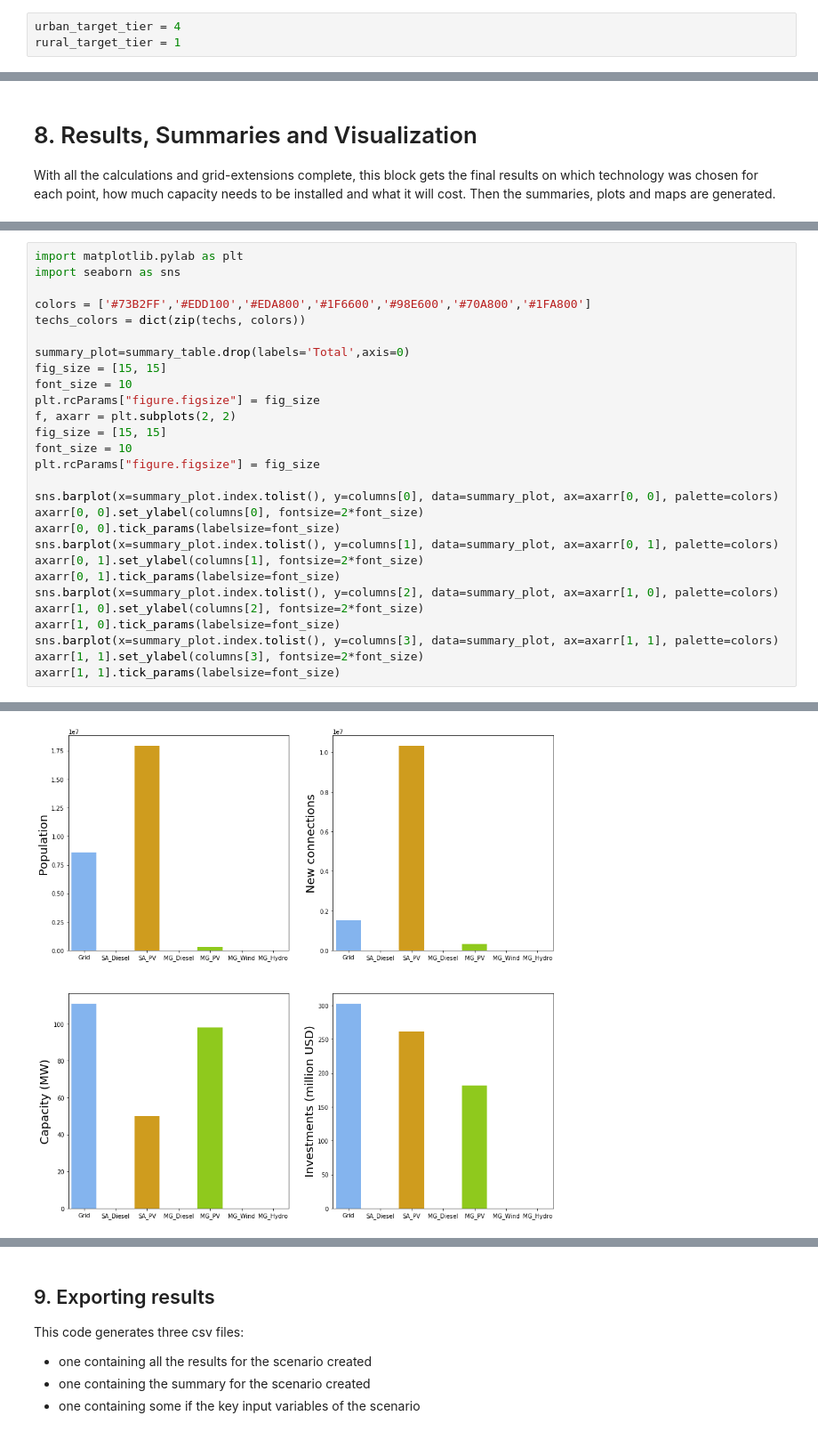
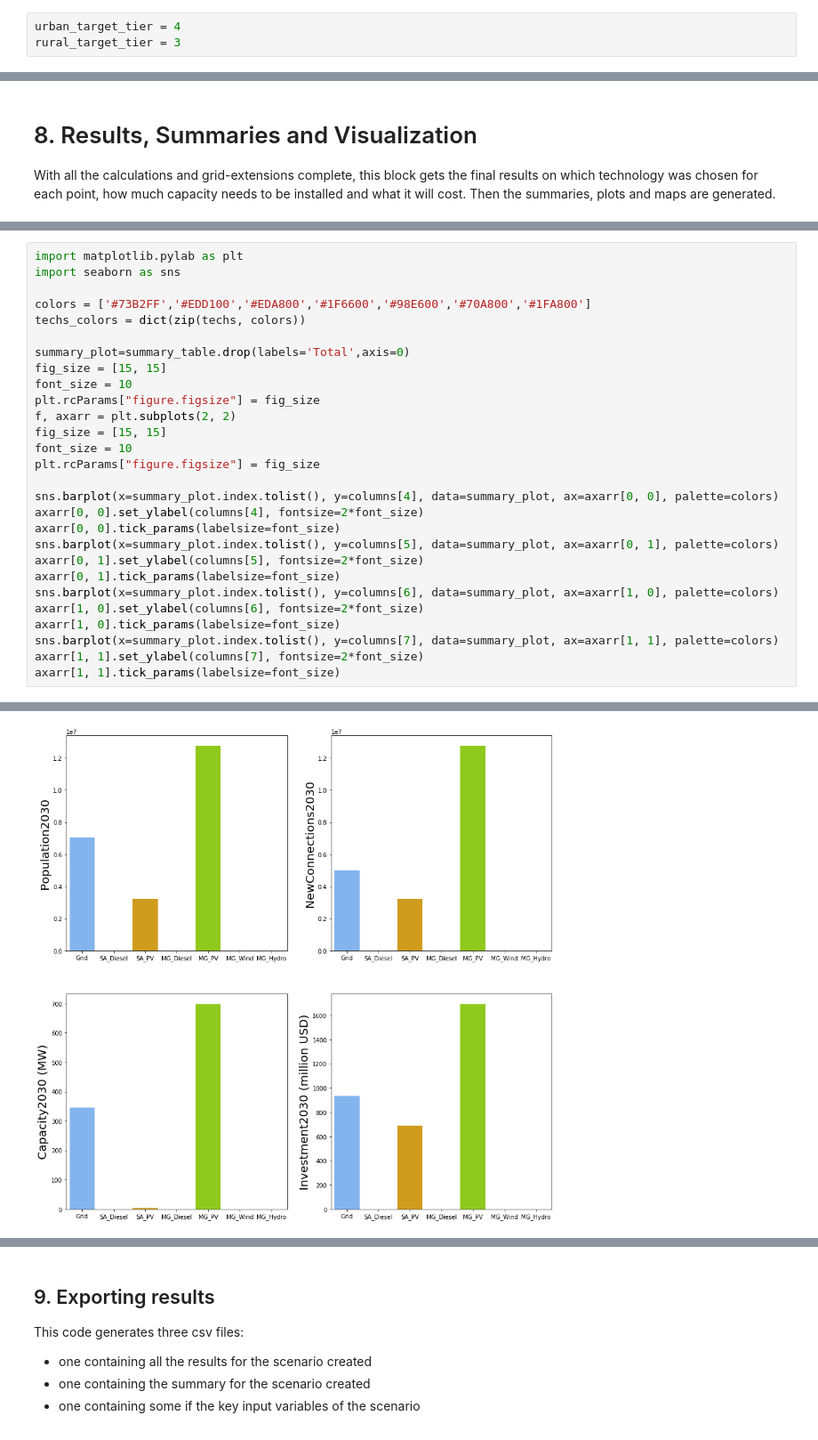
Before and after one commit to OnSSET/onsset, a Jupyter notebook: GEP_Generator.ipynb, the cells around one changed output, grey strips where cells are left out. Shown: that part at 89% size. Saved outputs shown, nothing was run; the diff lists cells and outputs as text.

```diff
--- a/GEP_Generator.ipynb
+++ b/GEP_Generator.ipynb
@@ -59,7 +59,7 @@ end_year_pop = 26858618
 For the second lever, enter the target tier (level of electricity access) for urban and rural households respectively. This can take a value between **1** (lowest level of electricity access) and **5** (highest level of electricity access) as in ESMAPs Multi-Tier Framework for Measuring Electricity Access (found <a href="https://www.esmap.org/node/55526" target="_blank">here</a>). Alternatively, enter **6** to use a distribution of the tiers across the country based on poverty levels and GDP according to the methodology found here *link*.
 # %%
 urban_target_tier = 4
-rural_target_tier = 1
+rural_target_tier = 3
 # %% [markdown]
 #### Lever 3: Intermediate electrification rate target
 For the third lever, enter the intermediate target year and target electrification rate for that year.
@@ -510,16 +529,16 @@ fig_size = [15, 15]
 font_size = 10
 plt.rcParams["figure.figsize"] = fig_size
 
-sns.barplot(x=summary_plot.index.tolist(), y=columns[0], data=summary_plot, ax=axarr[0, 0], palette=colors)
-axarr[0, 0].set_ylabel(columns[0], fontsize=2*font_size)
+sns.barplot(x=summary_plot.index.tolist(), y=columns[4], data=summary_plot, ax=axarr[0, 0], palette=colors)
+axarr[0, 0].set_ylabel(columns[4], fontsize=2*font_size)
 axarr[0, 0].tick_params(labelsize=font_size)
-sns.barplot(x=summary_plot.index.tolist(), y=columns[1], data=summary_plot, ax=axarr[0, 1], palette=colors)
-axarr[0, 1].set_ylabel(columns[1], fontsize=2*font_size)
+sns.barplot(x=summary_plot.index.tolist(), y=columns[5], data=summary_plot, ax=axarr[0, 1], palette=colors)
+axarr[0, 1].set_ylabel(columns[5], fontsize=2*font_size)
 axarr[0, 1].tick_params(labelsize=font_size)
-sns.barplot(x=summary_plot.index.tolist(), y=columns[2], data=summary_plot, ax=axarr[1, 0], palette=colors)
-axarr[1, 0].set_ylabel(columns[2], fontsize=2*font_size)
+sns.barplot(x=summary_plot.index.tolist(), y=columns[6], data=summary_plot, ax=axarr[1, 0], palette=colors)
+axarr[1, 0].set_ylabel(columns[6], fontsize=2*font_size)
 axarr[1, 0].tick_params(labelsize=font_size)
-sns.barplot(x=summary_plot.index.tolist(), y=columns[3], data=summary_plot, ax=axarr[1, 1], palette=colors)
-axarr[1, 1].set_ylabel(columns[3], fontsize=2*font_size)
+sns.barplot(x=summary_plot.index.tolist(), y=columns[7], data=summary_plot, ax=axarr[1, 1], palette=colors)
+axarr[1, 1].set_ylabel(columns[7], fontsize=2*font_size)
 axarr[1, 1].tick_params(labelsize=font_size)
 # %% [output]
@@ -543,4 +565,4 @@ axarr[1, 1].tick_params(labelsize=font_size)
-[figure, old version]
+[figure, new version]
 # %%
 from matplotlib import pyplot as plt
 colors = ['#73B2FF','#EDD100','#EDA800','#1F6600','#98E600','#70A800','#1FA800']
```
Also changed, not shown: parts of 10 cells of this notebook.
